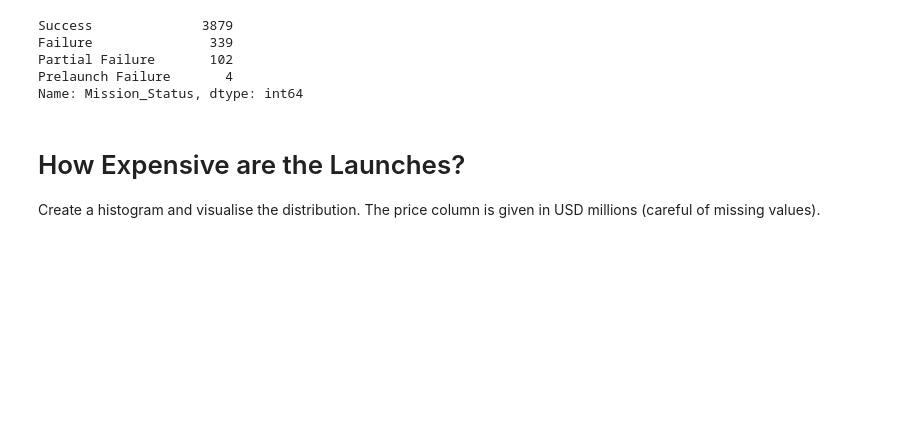
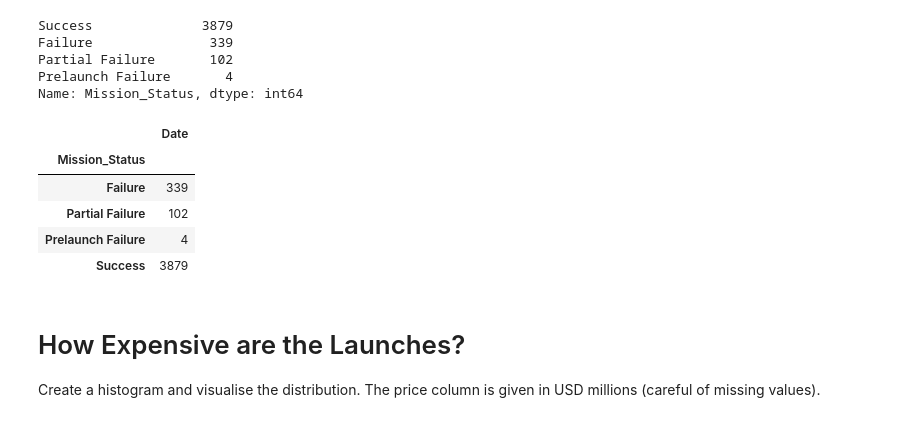
Before and after one commit to christinichka/Space-Race-Analysis, a Jupyter notebook: Space_Missions_Analysis_Capstone.ipynb, the cells around one changed output. Cells and saved outputs as stored; diff of their text form; code cells hidden in the pictures; blank space fills up the shorter version.

```diff
--- a/Space_Missions_Analysis_Capstone.ipynb
+++ b/Space_Missions_Analysis_Capstone.ipynb
@@ -187,6 +181,15 @@ Failure               339
 Partial Failure       102
 Prelaunch Failure       4
 Name: Mission_Status, dtype: int64
+# %%
+df_data.groupby("Mission_Status").agg({"Date":pd.Series.count})
+# %% [output]
+|  | Date |
+| Mission_Status |  |
+| Failure | 339 |
+| Partial Failure | 102 |
+| Prelaunch Failure | 4 |
+| Success | 3879 |
 # %% [markdown]
 # How Expensive are the Launches?
 
```
Also changed, not shown: parts of 7 cells of this notebook.
